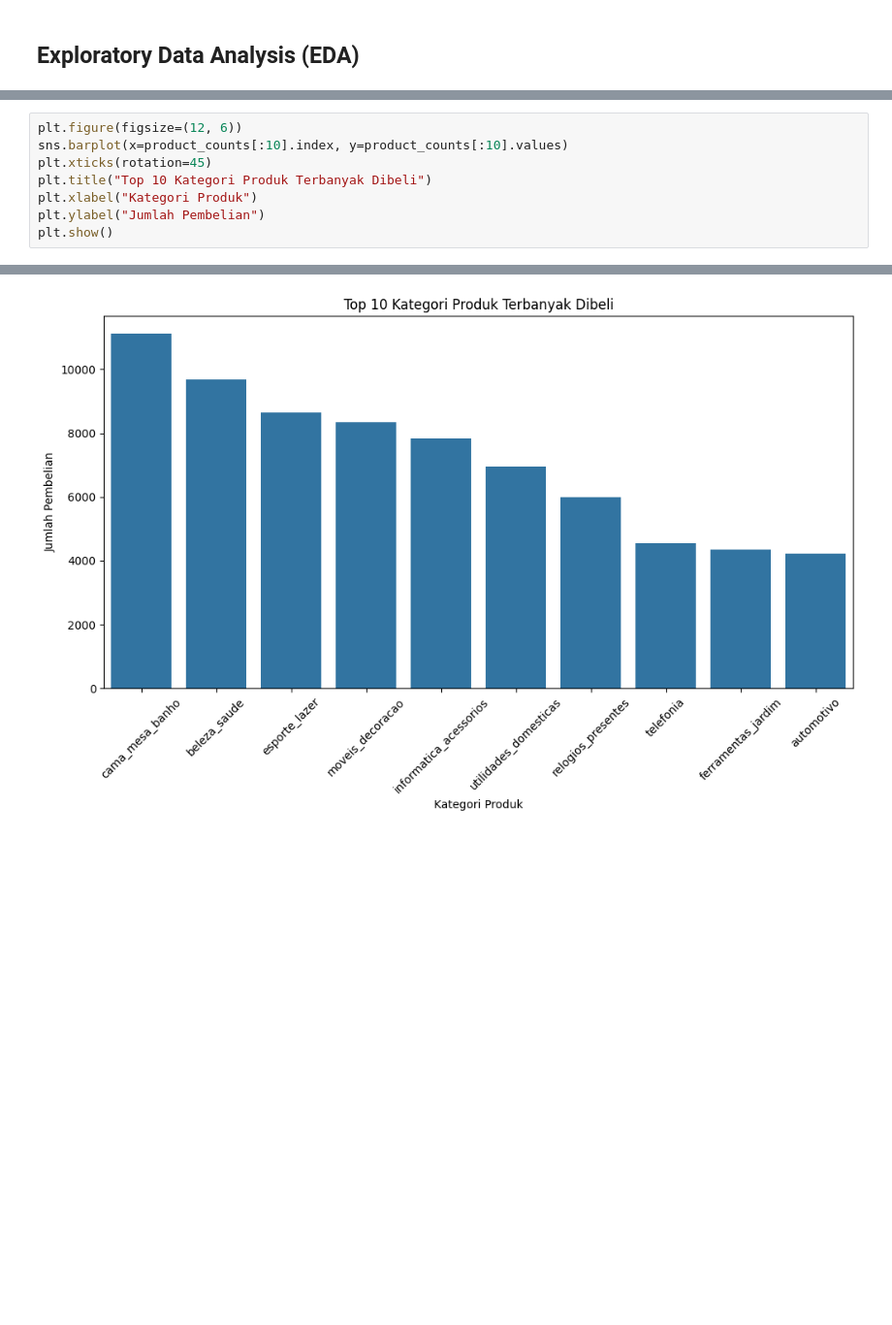
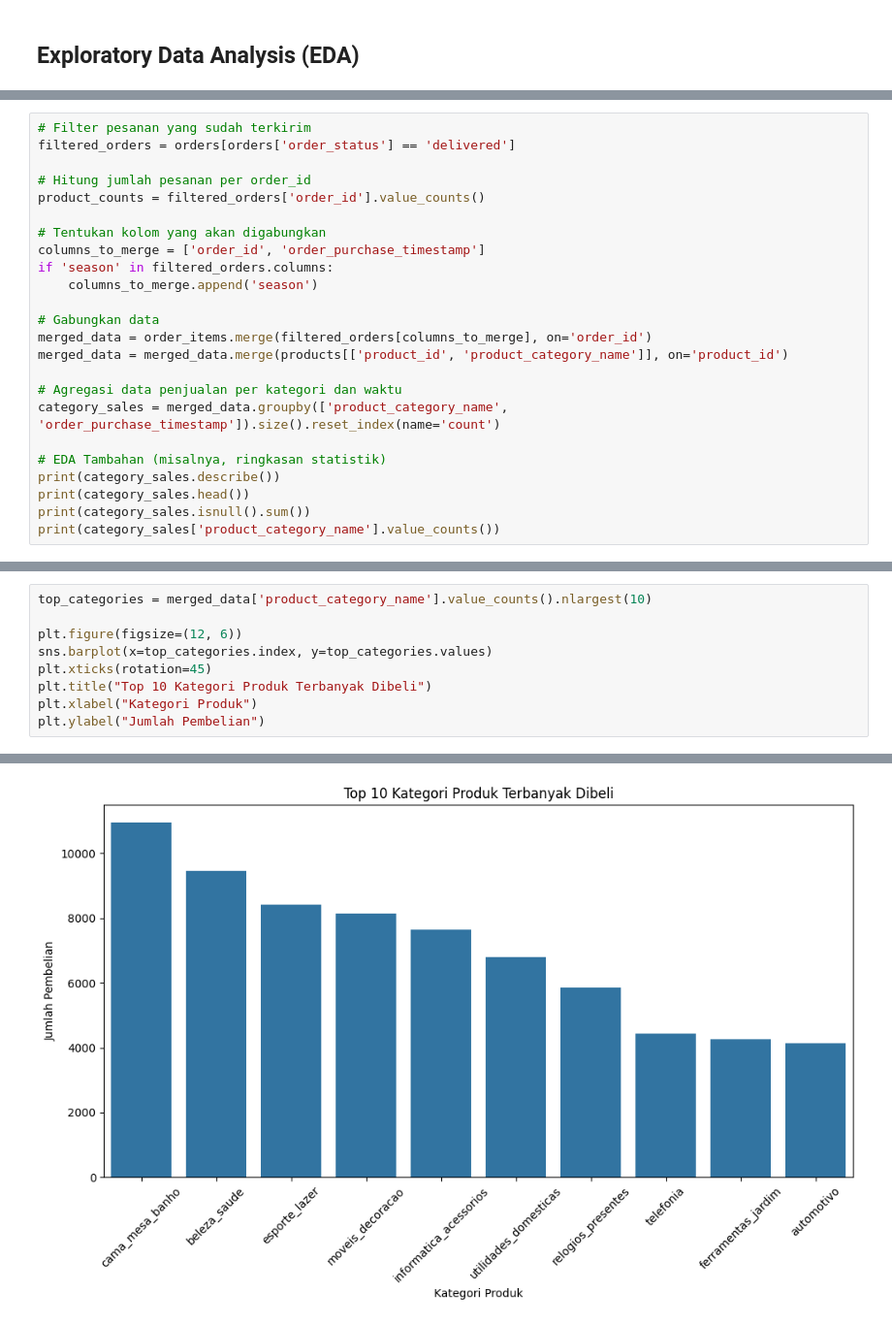
Before and after one commit to yogikautsa112/data-analisis, a Jupyter notebook: notebook.ipynb, the cells around one changed output, grey strips where cells are left out. Shown: that part at 97% size. Saved outputs shown, nothing was run; the diff lists cells and outputs as text; blank space fills up the shorter version.

```diff
--- a/notebook.ipynb
+++ b/notebook.ipynb
@@ -109,0 +186,24 @@ product_counts = merged_data['product_category_name'].value_counts()
+# %%
+# Filter pesanan yang sudah terkirim
+filtered_orders = orders[orders['order_status'] == 'delivered']
+
+# Hitung jumlah pesanan per order_id
+product_counts = filtered_orders['order_id'].value_counts()
+
+# Tentukan kolom yang akan digabungkan
+columns_to_merge = ['order_id', 'order_purchase_timestamp']
+if 'season' in filtered_orders.columns:
+    columns_to_merge.append('season')
+
+# Gabungkan data
+merged_data = order_items.merge(filtered_orders[columns_to_merge], on='order_id')
+merged_data = merged_data.merge(products[['product_id', 'product_category_name']], on='product_id')
+
+# Agregasi data penjualan per kategori dan waktu
+category_sales = merged_data.groupby(['product_category_name', 'order_purchase_timestamp']).size().reset_index(name='count')
+
+# EDA Tambahan (misalnya, ringkasan statistik)
+print(category_sales.describe())
+print(category_sales.head())
+print(category_sales.isnull().sum())
+print(category_sales['product_category_name'].value_counts())
@@ -110,9 +246,10 @@ product_counts = merged_data['product_category_name'].value_counts()
 # %%
+top_categories = merged_data['product_category_name'].value_counts().nlargest(10)
+
 plt.figure(figsize=(12, 6))
-sns.barplot(x=product_counts[:10].index, y=product_counts[:10].values)
+sns.barplot(x=top_categories.index, y=top_categories.values)
 plt.xticks(rotation=45)
 plt.title("Top 10 Kategori Produk Terbanyak Dibeli")
 plt.xlabel("Kategori Produk")
 plt.ylabel("Jumlah Pembelian")
-plt.show()
 # %% [output]
@@ -119 +257 @@ plt.show()
-[figure, old version]
+[figure, new version]
```
Also changed, not shown: parts of 19 cells of this notebook, 2 other files.
